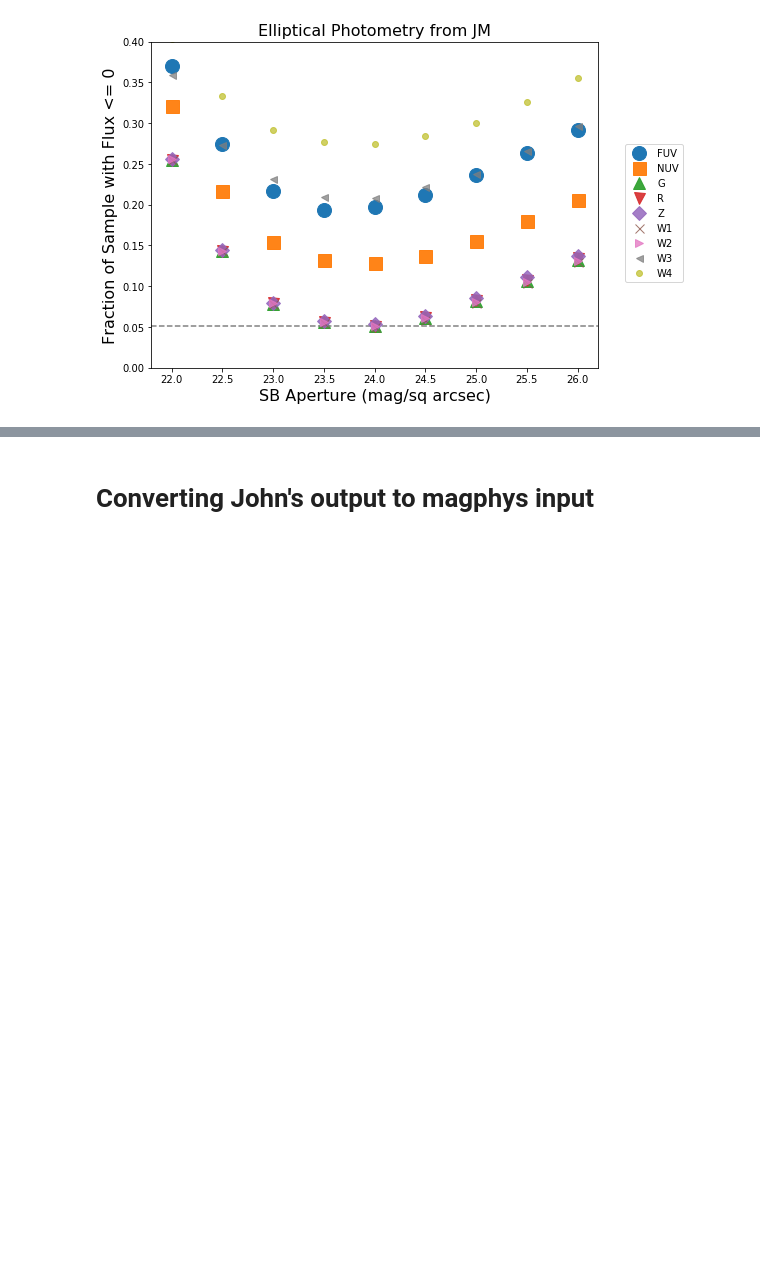
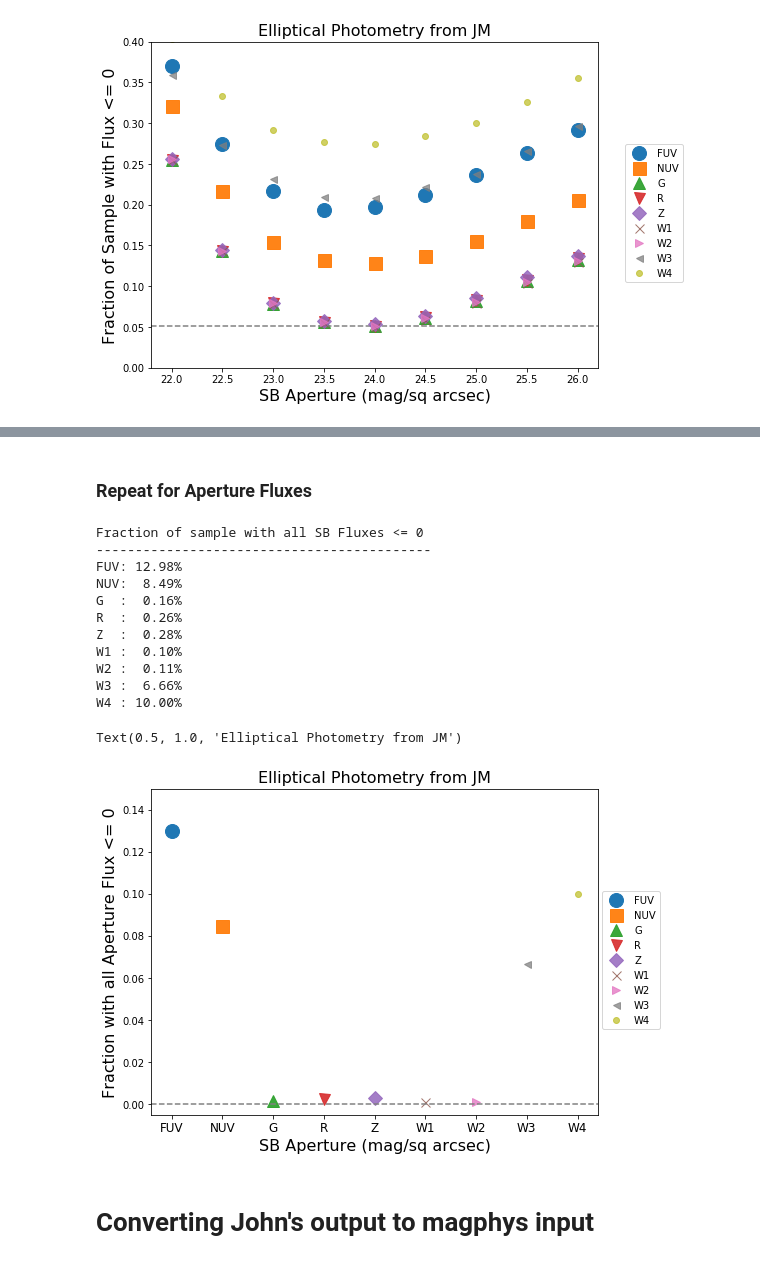
Before and after one commit to rfinn/virgoseds, a Jupyter notebook: notebooks/creating-magphys-input-files.ipynb, the cells around one changed output, grey strips where cells are left out. Saved outputs shown, nothing was run; the diff lists cells and outputs as text; code cells hidden in the pictures; blank space fills up the shorter version.

```diff
--- a/notebooks/creating-magphys-input-files.ipynb
+++ b/notebooks/creating-magphys-input-files.ipynb
@@ -339,3 +411,51 @@ frac_zero
+# %% [markdown]
+### Repeat for Aperture Fluxes
+# %%
+ntot = len(ephot)
+plt.figure(figsize=(8,6))
+markers = ['o','s','^', 'v','D','x','>','<','o']
+sizes = np.arange(14,4,-1)
+alphas = np.linspace(1,.7,9)
+xvalues_plot = np.arange(len(filters))
+
+print('Fraction of sample with all SB Fluxes <= 0')
+print('-------------------------------------------')
+for i,filt in enumerate(filters):
+    frac_zero=[]
+    #plt.subplot(3,3,i+1)
+    for j,a in enumerate(apflux):
+        y = 'FLUX_AP{:02d}_{}'.format(int(a),filt)
+
+        if j == 0:
+            zero_flag = (ephot[y] <= 0)
+        else:
+            zero_flag = zero_flag & (ephot[y] <= 0)
+    frac_zero = np.sum(zero_flag)/ntot
+    #if i ==3:
+    #
+    plt.plot(i,frac_zero,'bo',label=filt,c=mycolors[i],marker=markers[i],markersize=sizes[i],alpha=alphas[i])
+    print("{:3s}: {:5.2f}%".format(filt,100*frac_zero))
+plt.ylim(-.005,.15)
+plt.axhline(0,ls='--',c='0.5')
+plt.xticks(xvalues_plot,filters,fontsize=12)
+plt.legend(bbox_to_anchor = (1.15, 0.7))
+plt.xlabel('SB Aperture (mag/sq arcsec)',fontsize=16)
+plt.ylabel('Fraction with all Aperture Flux <= 0',fontsize=16)
+plt.title('Elliptical Photometry from JM',fontsize=16)
+# %% [output]
+Fraction of sample with all SB Fluxes <= 0
+-------------------------------------------
+FUV: 12.98%
+NUV:  8.49%
+G  :  0.16%
+R  :  0.26%
+Z  :  0.28%
+W1 :  0.10%
+W2 :  0.11%
+W3 :  6.66%
+W4 : 10.00%
+Text(0.5, 1.0, 'Elliptical Photometry from JM')
+[figure, added]
 # %% [markdown]
 # Converting John's output to magphys input
 # %%
```
Also changed, not shown: parts of 8 cells of this notebook.
